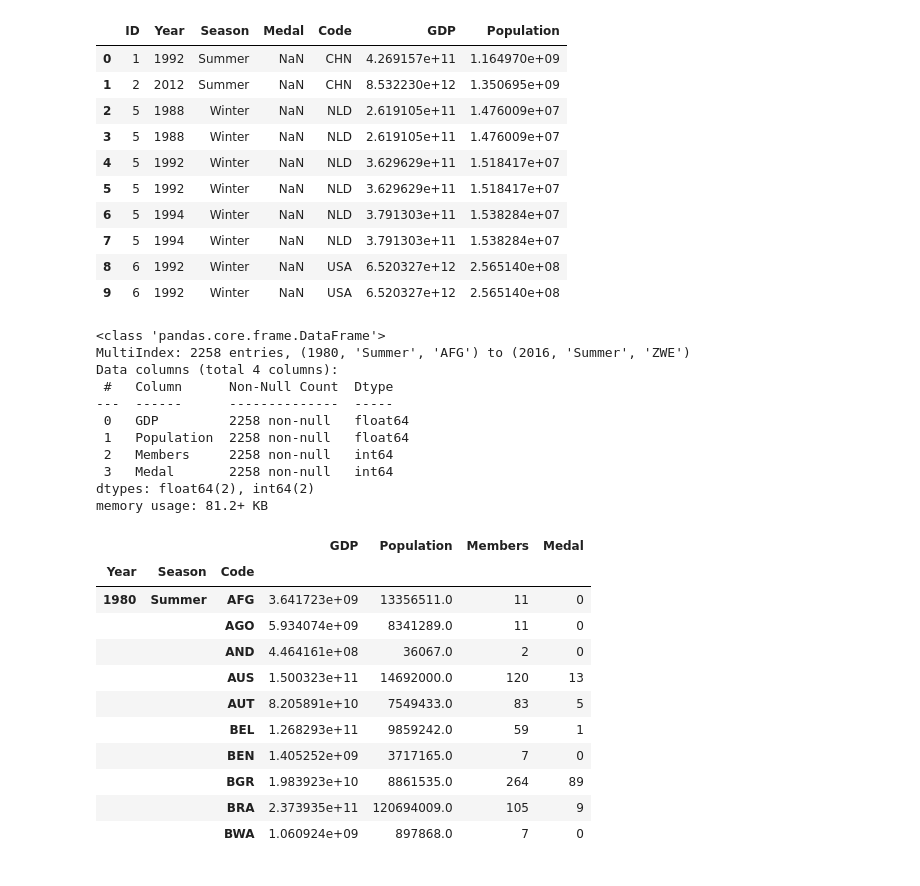
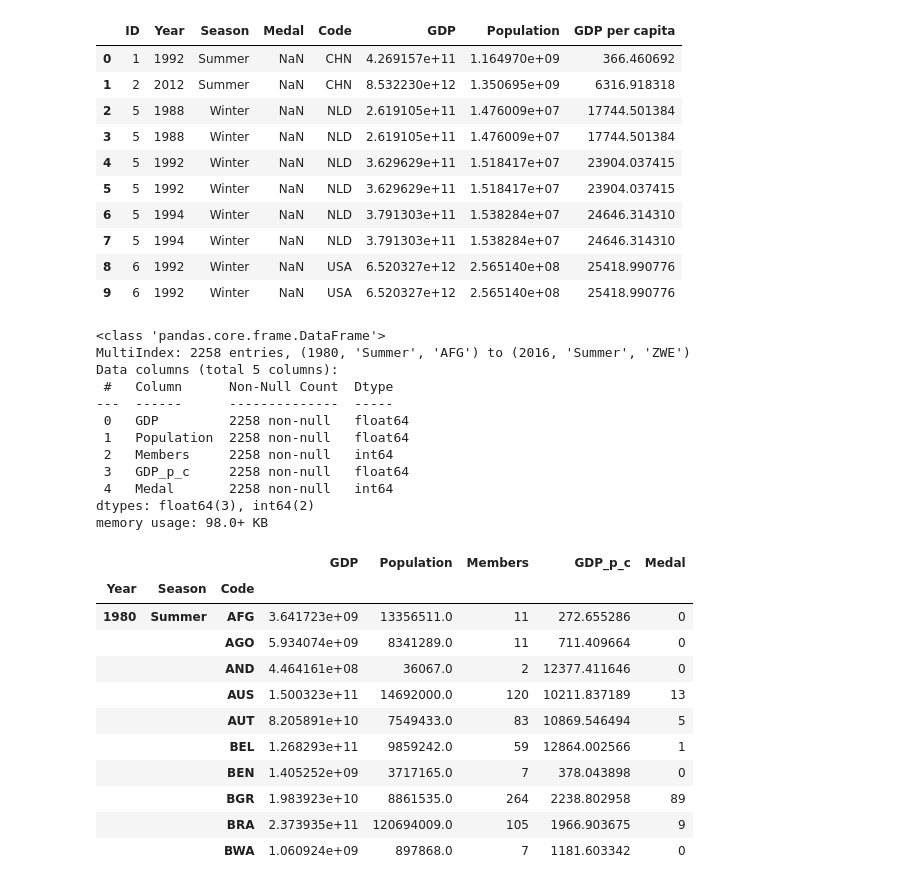
Before and after one commit to ErnestoFolting/courseWorkOlympicAnalysis, a Jupyter notebook: regression.ipynb, the cells around one changed output. Drawn from its saved outputs; the diff is of its cells as text; code cells hidden in the pictures.

```diff
--- a/regression.ipynb
+++ b/regression.ipynb
@@ -44,6 +44,7 @@ memory usage: 14.9+ MB
 | 4 | 4 | 5 | F | 25 | 185 | 82 | Netherlands | 1992 | Winter | Speed Skating | NaN | ... |
 # %%
 drop_list = ["Unnamed: 0", "Sex", "Age", "Height", "Weight", "Team", "Sport"]
+dataset["GDP per capita"] = dataset["GDP"] / dataset["Population"]
 
 for str in drop_list:
     dataset = dataset.drop(str, axis = 1)
@@ -68,20 +70,20 @@ memory usage: 7.4+ MB
-|  | ID | Year | Season | Medal | Code | GDP | Population |
-| 0 | 1 | 1992 | Summer | NaN | CHN | 4.269157e+11 | 1.164970e+09 |
-| 1 | 2 | 2012 | Summer | NaN | CHN | 8.532230e+12 | 1.350695e+09 |
-| 2 | 5 | 1988 | Winter | NaN | NLD | 2.619105e+11 | 1.476009e+07 |
-| 3 | 5 | 1988 | Winter | NaN | NLD | 2.619105e+11 | 1.476009e+07 |
-| 4 | 5 | 1992 | Winter | NaN | NLD | 3.629629e+11 | 1.518417e+07 |
-| 5 | 5 | 1992 | Winter | NaN | NLD | 3.629629e+11 | 1.518417e+07 |
-| 6 | 5 | 1994 | Winter | NaN | NLD | 3.791303e+11 | 1.538284e+07 |
-| 7 | 5 | 1994 | Winter | NaN | NLD | 3.791303e+11 | 1.538284e+07 |
-| 8 | 6 | 1992 | Winter | NaN | USA | 6.520327e+12 | 2.565140e+08 |
-| 9 | 6 | 1992 | Winter | NaN | USA | 6.520327e+12 | 2.565140e+08 |
+|  | ID | Year | Season | Medal | Code | GDP | Population | GDP per capita |
+| 0 | 1 | 1992 | Summer | NaN | CHN | 4.269157e+11 | 1.164970e+09 | 366.460692 |
+| 1 | 2 | 2012 | Summer | NaN | CHN | 8.532230e+12 | 1.350695e+09 | 6316.918318 |
+| 2 | 5 | 1988 | Winter | NaN | NLD | 2.619105e+11 | 1.476009e+07 | 17744.501384 |
+| 3 | 5 | 1988 | Winter | NaN | NLD | 2.619105e+11 | 1.476009e+07 | 17744.501384 |
+| 4 | 5 | 1992 | Winter | NaN | NLD | 3.629629e+11 | 1.518417e+07 | 23904.037415 |
+| 5 | 5 | 1992 | Winter | NaN | NLD | 3.629629e+11 | 1.518417e+07 | 23904.037415 |
+| 6 | 5 | 1994 | Winter | NaN | NLD | 3.791303e+11 | 1.538284e+07 | 24646.314310 |
+| 7 | 5 | 1994 | Winter | NaN | NLD | 3.791303e+11 | 1.538284e+07 | 24646.314310 |
+| 8 | 6 | 1992 | Winter | NaN | USA | 6.520327e+12 | 2.565140e+08 | 25418.990776 |
+| 9 | 6 | 1992 | Winter | NaN | USA | 6.520327e+12 | 2.565140e+08 | 25418.990776 |
 # %%
 dataset = dataset.groupby(["Year", "Season", "Code"]).agg(GDP = ("GDP", "mean"),
                                                           Population = ("Population", "mean"),
                                                           Members = ("ID","nunique"),
+                                                          GDP_p_c = ("GDP per capita", "mean"),
                                                           Medal = ("Medal", "count"))
-
 
 dataset.info()
 
@@ -90,27 +92,28 @@ dataset.head(10)
 # %% [output]
 <class 'pandas.core.frame.DataFrame'>
 MultiIndex: 2258 entries, (1980, 'Summer', 'AFG') to (2016, 'Summer', 'ZWE')
-Data columns (total 4 columns):
+Data columns (total 5 columns):
  #   Column      Non-Null Count  Dtype
 ---  ------      --------------  -----
  0   GDP         2258 non-null   float64
  1   Population  2258 non-null   float64
  2   Members     2258 non-null   int64
- 3   Medal       2258 non-null   int64
-dtypes: float64(2), int64(2)
-memory usage: 81.2+ KB
+ 3   GDP_p_c     2258 non-null   float64
+ 4   Medal       2258 non-null   int64
+dtypes: float64(3), int64(2)
+memory usage: 98.0+ KB
-|  |  |  | GDP | Population | Members | Medal |
-| Year | Season | Code |  |  |  |  |
-| 1980 | Summer | AFG | 3.641723e+09 | 13356511.0 | 11 | 0 |
-|  |  | AGO | 5.934074e+09 | 8341289.0 | 11 | 0 |
-|  |  | AND | 4.464161e+08 | 36067.0 | 2 | 0 |
-|  |  | AUS | 1.500323e+11 | 14692000.0 | 120 | 13 |
-|  |  | AUT | 8.205891e+10 | 7549433.0 | 83 | 5 |
-|  |  | BEL | 1.268293e+11 | 9859242.0 | 59 | 1 |
-|  |  | BEN | 1.405252e+09 | 3717165.0 | 7 | 0 |
-|  |  | BGR | 1.983923e+10 | 8861535.0 | 264 | 89 |
-|  |  | BRA | 2.373935e+11 | 120694009.0 | 105 | 9 |
-|  |  | BWA | 1.060924e+09 | 897868.0 | 7 | 0 |
+|  |  |  | GDP | Population | Members | GDP_p_c | Medal |
+| Year | Season | Code |  |  |  |  |  |
+| 1980 | Summer | AFG | 3.641723e+09 | 13356511.0 | 11 | 272.655286 | 0 |
+|  |  | AGO | 5.934074e+09 | 8341289.0 | 11 | 711.409664 | 0 |
+|  |  | AND | 4.464161e+08 | 36067.0 | 2 | 12377.411646 | 0 |
+|  |  | AUS | 1.500323e+11 | 14692000.0 | 120 | 10211.837189 | 13 |
+|  |  | AUT | 8.205891e+10 | 7549433.0 | 83 | 10869.546494 | 5 |
+|  |  | BEL | 1.268293e+11 | 9859242.0 | 59 | 12864.002566 | 1 |
+|  |  | BEN | 1.405252e+09 | 3717165.0 | 7 | 378.043898 | 0 |
+|  |  | BGR | 1.983923e+10 | 8861535.0 | 264 | 2238.802958 | 89 |
+|  |  | BRA | 2.373935e+11 | 120694009.0 | 105 | 1966.903675 | 9 |
+|  |  | BWA | 1.060924e+09 | 897868.0 | 7 | 1181.603342 | 0 |
 # %%
 def kolm_smirn_check(dFrame, column):
     ks_statistic, p_value = st.kstest(dFrame[column], 'norm')
```
Also changed, not shown: parts of 10 cells of this notebook.
